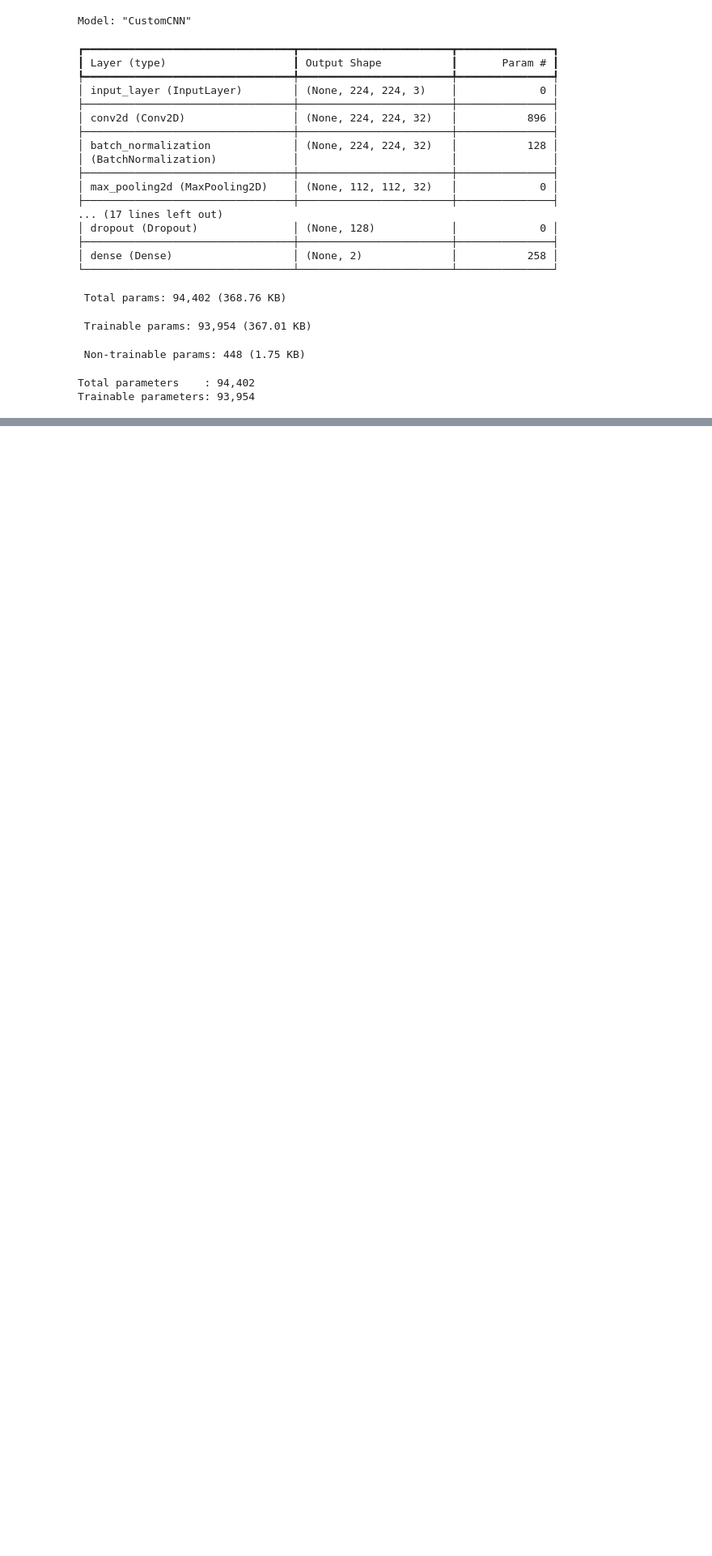
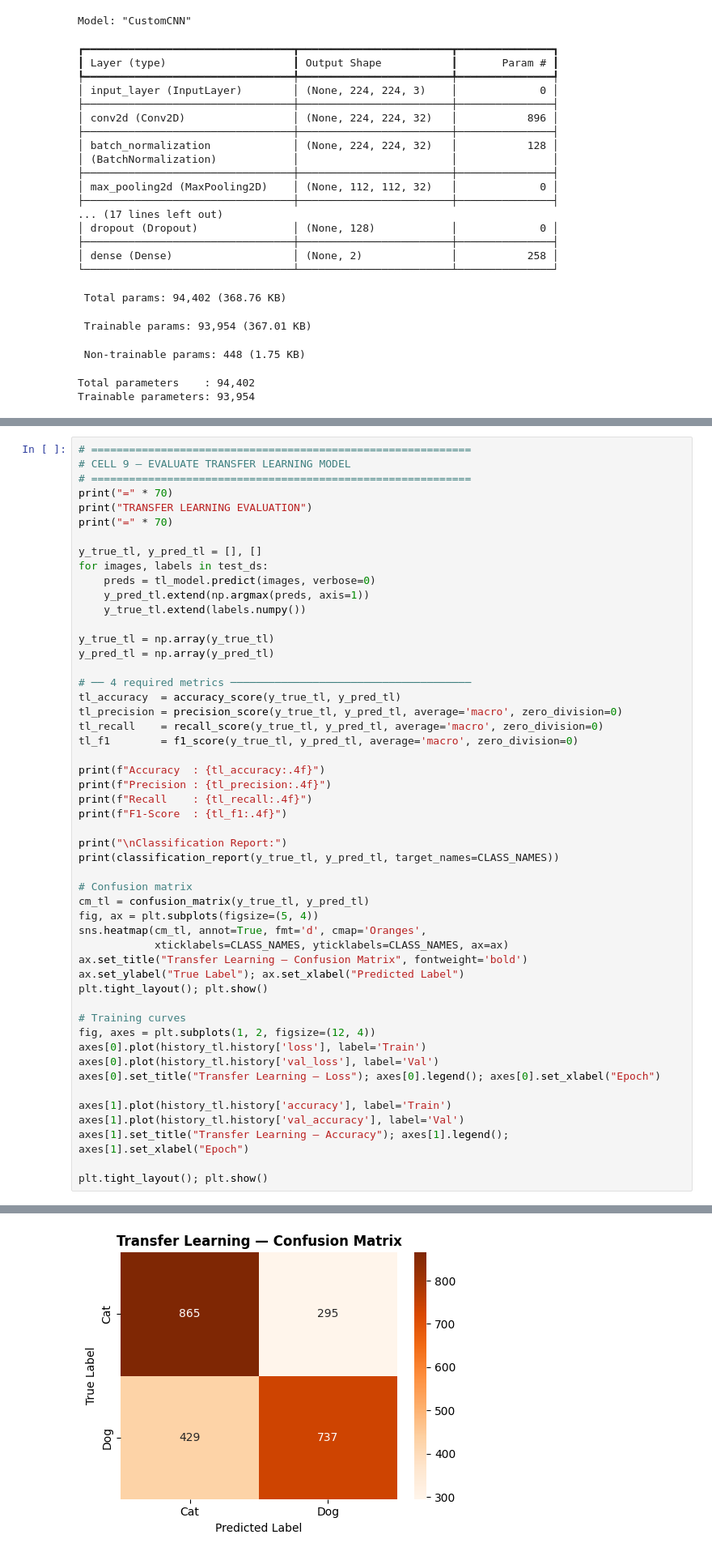
Before and after one commit to naveenranjolkar-maker/Bits_pilani, a Jupyter notebook: Copy_of_2025AG05392_CNN_Assignment.ipynb, the cells around one changed output, grey strips where cells are left out. Shown at 81% size. Drawn from its saved outputs; the diff is of its cells as text; blank space fills up the shorter version.

```diff
--- a/Copy_of_2025AG05392_CNN_Assignment.ipynb
+++ b/Copy_of_2025AG05392_CNN_Assignment.ipynb
@@ -357,0 +535,52 @@ NameError: name 'test_ds' is not defined
+# %%
+# ============================================================
+# CELL 9 — EVALUATE TRANSFER LEARNING MODEL
+# ============================================================
+print("=" * 70)
+print("TRANSFER LEARNING EVALUATION")
+print("=" * 70)
+
+y_true_tl, y_pred_tl = [], []
+for images, labels in test_ds:
+    preds = tl_model.predict(images, verbose=0)
+    y_pred_tl.extend(np.argmax(preds, axis=1))
+    y_true_tl.extend(labels.numpy())
+
+y_true_tl = np.array(y_true_tl)
+y_pred_tl = np.array(y_pred_tl)
+
+# ── 4 required metrics ──────────────────────────────────────
+tl_accuracy  = accuracy_score(y_true_tl, y_pred_tl)
+tl_precision = precision_score(y_true_tl, y_pred_tl, average='macro', zero_division=0)
+tl_recall    = recall_score(y_true_tl, y_pred_tl, average='macro', zero_division=0)
+tl_f1        = f1_score(y_true_tl, y_pred_tl, average='macro', zero_division=0)
+
+print(f"Accuracy  : {tl_accuracy:.4f}")
+print(f"Precision : {tl_precision:.4f}")
+print(f"Recall    : {tl_recall:.4f}")
+print(f"F1-Score  : {tl_f1:.4f}")
+
+print("\nClassification Report:")
+print(classification_report(y_true_tl, y_pred_tl, target_names=CLASS_NAMES))
+
+# Confusion matrix
+cm_tl = confusion_matrix(y_true_tl, y_pred_tl)
+fig, ax = plt.subplots(figsize=(5, 4))
+sns.heatmap(cm_tl, annot=True, fmt='d', cmap='Oranges',
+            xticklabels=CLASS_NAMES, yticklabels=CLASS_NAMES, ax=ax)
+ax.set_title("Transfer Learning — Confusion Matrix", fontweight='bold')
+ax.set_ylabel("True Label"); ax.set_xlabel("Predicted Label")
+plt.tight_layout(); plt.show()
+
+# Training curves
+fig, axes = plt.subplots(1, 2, figsize=(12, 4))
+axes[0].plot(history_tl.history['loss'], label='Train')
+axes[0].plot(history_tl.history['val_loss'], label='Val')
+axes[0].set_title("Transfer Learning — Loss"); axes[0].legend(); axes[0].set_xlabel("Epoch")
+
+axes[1].plot(history_tl.history['accuracy'], label='Train')
+axes[1].plot(history_tl.history['val_accuracy'], label='Val')
+axes[1].set_title("Transfer Learning — Accuracy"); axes[1].legend(); axes[1].set_xlabel("Epoch")
+
+plt.tight_layout(); plt.show()
+# %% [output]
@@ -357,0 +604 @@ NameError: name 'test_ds' is not defined
+[figure, added]
```
Also changed, not shown: parts of 11 cells of this notebook.
